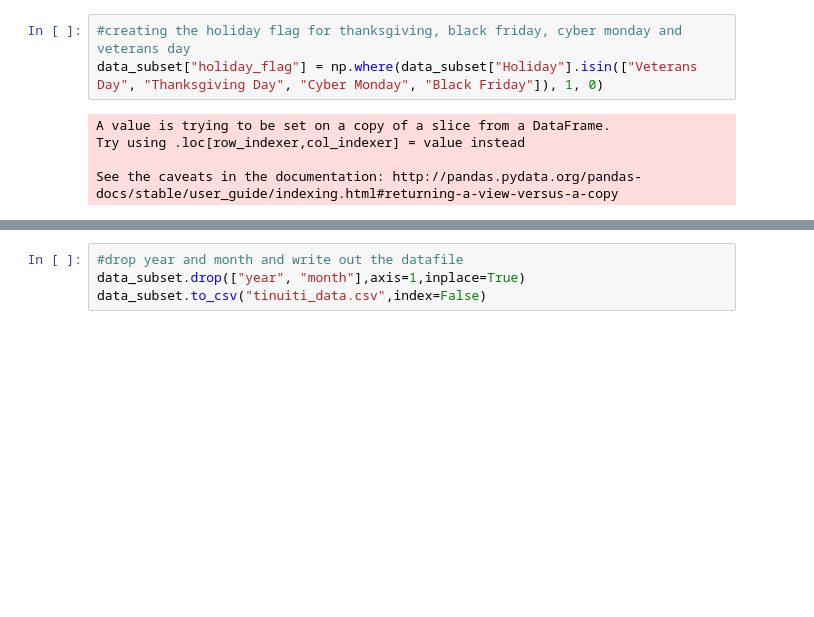
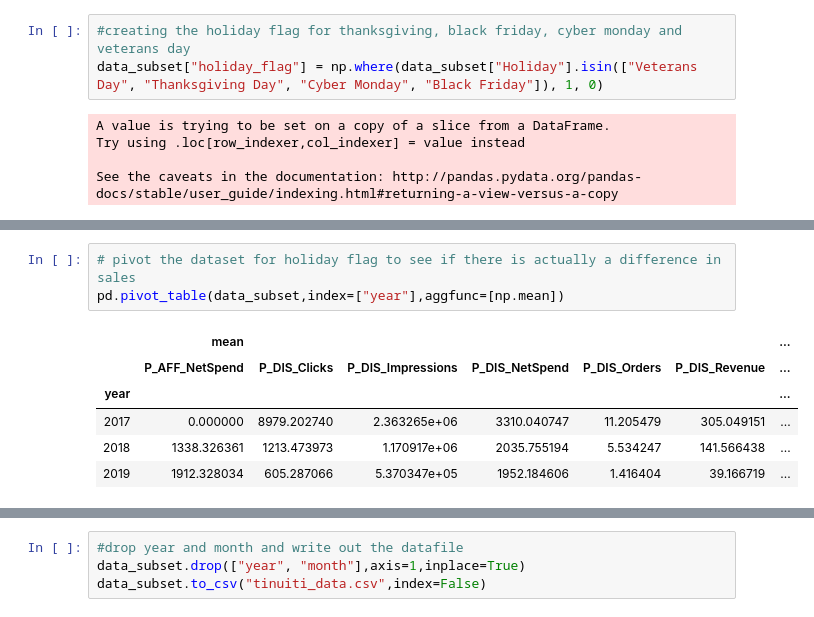
Before and after one commit to VRSILAC/tinuiti, a Jupyter notebook: tinuiti_data.ipynb, the cells around one changed output, grey strips where cells are left out. Drawn from its saved outputs; the diff is of its cells as text; blank space fills up the shorter version.

```diff
--- a/tinuiti_data.ipynb
+++ b/tinuiti_data.ipynb
@@ -115,3 +57,13 @@ pd.pivot_table(data_subset,index=["holiday_flag"],aggfunc=[np.mean])
 | holiday_flag |  |  |  |  |  |  | ... |
 | 0 | 1015.935192 | 3737.125241 | 1.381507e+06 | 2395.763383 | 5.94605 | 157.281127 | ... |
 | 1 | 4461.819890 | 3674.111111 | 2.912511e+06 | 9250.627458 | 43.00000 | 1352.525556 | ... |
+# %%
+# pivot the dataset for holiday flag to see if there is actually a difference in sales
+pd.pivot_table(data_subset,index=["year"],aggfunc=[np.mean])
+# %% [output]
+|  | mean |  |  |  |  |  | ... |
+|  | P_AFF_NetSpend | P_DIS_Clicks | P_DIS_Impressions | P_DIS_NetSpend | P_DIS_Orders | P_DIS_Revenue | ... |
+| year |  |  |  |  |  |  | ... |
+| 2017 | 0.000000 | 8979.202740 | 2.363265e+06 | 3310.040747 | 11.205479 | 305.049151 | ... |
+| 2018 | 1338.326361 | 1213.473973 | 1.170917e+06 | 2035.755194 | 5.534247 | 141.566438 | ... |
+| 2019 | 1912.328034 | 605.287066 | 5.370347e+05 | 1952.184606 | 1.416404 | 39.166719 | ... |
```
Also changed, not shown: parts of 7 cells of this notebook.
